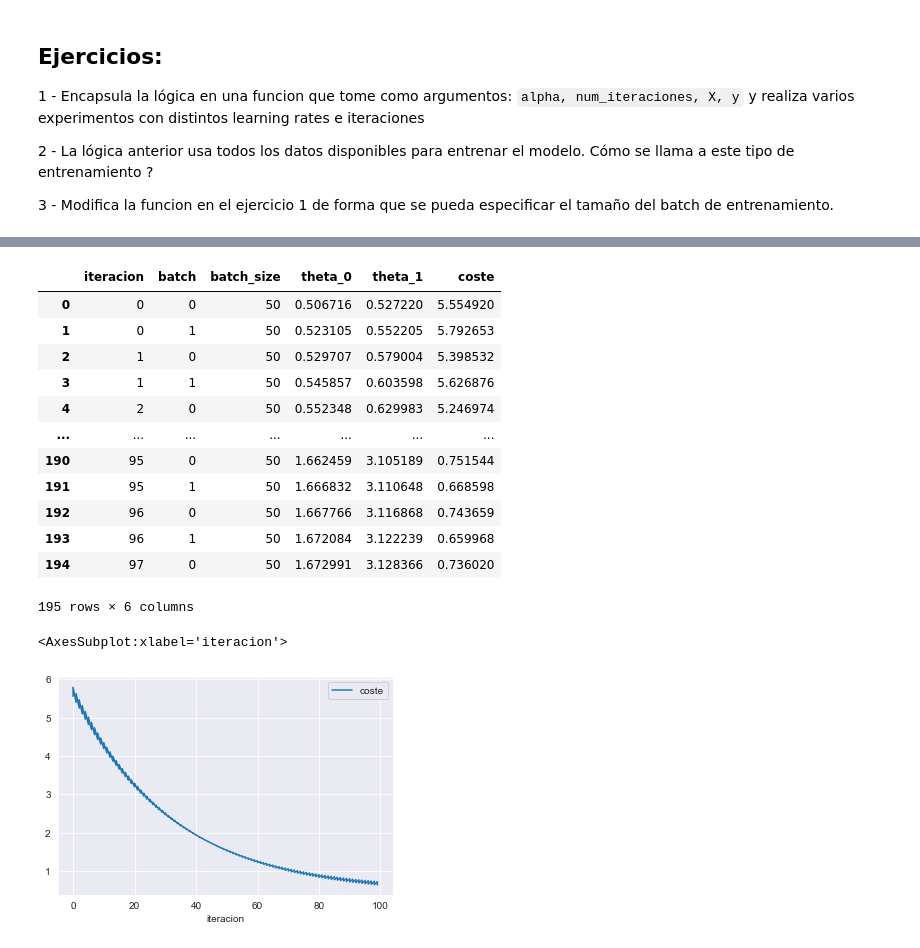
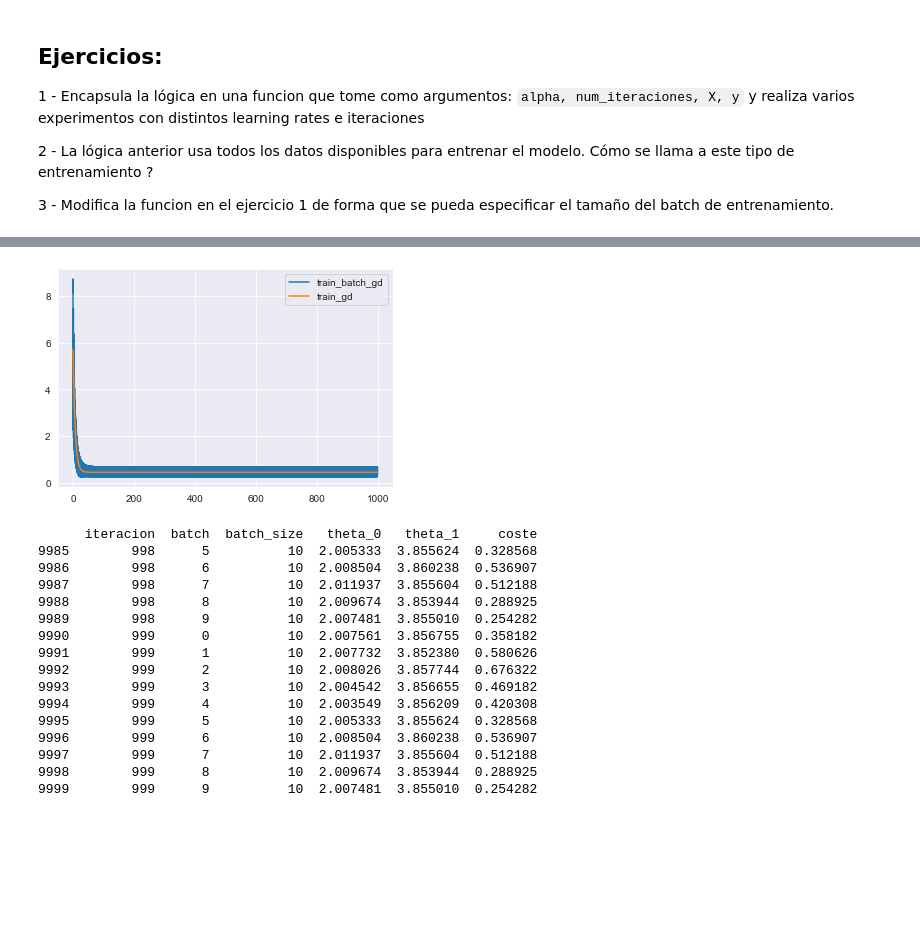
Before and after one commit to JanuszJSzturo/uib-aa-g1-material, a Jupyter notebook: W2 - Grad Desc and Intro to sklearn/1 - Descenso de gradiente.ipynb, the cells around one changed output, grey strips where cells are left out. Cells and saved outputs as stored; diff of their text form; code cells hidden in the pictures; blank space fills up the shorter version.

```diff
--- a/W2 - Grad Desc and Intro to sklearn/1 - Descenso de gradiente.ipynb
+++ b/W2 - Grad Desc and Intro to sklearn/1 - Descenso de gradiente.ipynb
@@ -389,4 +413,4 @@ def train_batch_gd(alpha, num_iteraciones, X, y, batch_size):
             training_report.append(tmp_report)
     return pd.DataFrame(training_report)
 # %%
-df = pd.DataFrame(train_gd(0.01,1000, X_1, y))
+df2 = pd.DataFrame(train_batch_gd(0.01,1000, X_1, y,10))
@@ -409,23 +417,25 @@ df.head(-5)
-# %%
-df2 = pd.DataFrame(train_batch_gd(0.01,100, X_1, y,50))
-# %%
-df2.head(-5)
-# %% [output]
-|  | iteracion | batch | batch_size | theta_0 | theta_1 | coste |
-| 0 | 0 | 0 | 50 | 0.506716 | 0.527220 | 5.554920 |
-| 1 | 0 | 1 | 50 | 0.523105 | 0.552205 | 5.792653 |
-| 2 | 1 | 0 | 50 | 0.529707 | 0.579004 | 5.398532 |
-| 3 | 1 | 1 | 50 | 0.545857 | 0.603598 | 5.626876 |
-| 4 | 2 | 0 | 50 | 0.552348 | 0.629983 | 5.246974 |
-| ... | ... | ... | ... | ... | ... | ... |
-| 190 | 95 | 0 | 50 | 1.662459 | 3.105189 | 0.751544 |
-| 191 | 95 | 1 | 50 | 1.666832 | 3.110648 | 0.668598 |
-| 192 | 96 | 0 | 50 | 1.667766 | 3.116868 | 0.743659 |
-| 193 | 96 | 1 | 50 | 1.672084 | 3.122239 | 0.659968 |
-| 194 | 97 | 0 | 50 | 1.672991 | 3.128366 | 0.736020 |
-195 rows × 6 columns
-# %%
-df2[['iteracion', 'coste']].plot(kind='line', x='iteracion', y='coste')
-# %% [output]
-<AxesSubplot:xlabel='iteracion'>
-[figure, removed]
+# %%
+plt.plot(df2['iteracion'], df2['coste'], label = "train_batch_gd")
+plt.plot(df['iteracion'], df['coste'], label = "train_gd")
+#df2[['iteracion', 'coste']].plot(kind='line', x='iteracion', y='coste')
+plt.legend()
+plt.show()
+print(df2.tail(15))
+# %% [output]
+[figure, added]
+      iteracion  batch  batch_size   theta_0   theta_1     coste
+9985        998      5          10  2.005333  3.855624  0.328568
+9986        998      6          10  2.008504  3.860238  0.536907
+9987        998      7          10  2.011937  3.855604  0.512188
+9988        998      8          10  2.009674  3.853944  0.288925
+9989        998      9          10  2.007481  3.855010  0.254282
+9990        999      0          10  2.007561  3.856755  0.358182
+9991        999      1          10  2.007732  3.852380  0.580626
+9992        999      2          10  2.008026  3.857744  0.676322
+9993        999      3          10  2.004542  3.856655  0.469182
+9994        999      4          10  2.003549  3.856209  0.420308
+9995        999      5          10  2.005333  3.855624  0.328568
+9996        999      6          10  2.008504  3.860238  0.536907
+9997        999      7          10  2.011937  3.855604  0.512188
+9998        999      8          10  2.009674  3.853944  0.288925
+9999        999      9          10  2.007481  3.855010  0.254282
```
Also changed, not shown: parts of 19 cells of this notebook, 1 other file.
